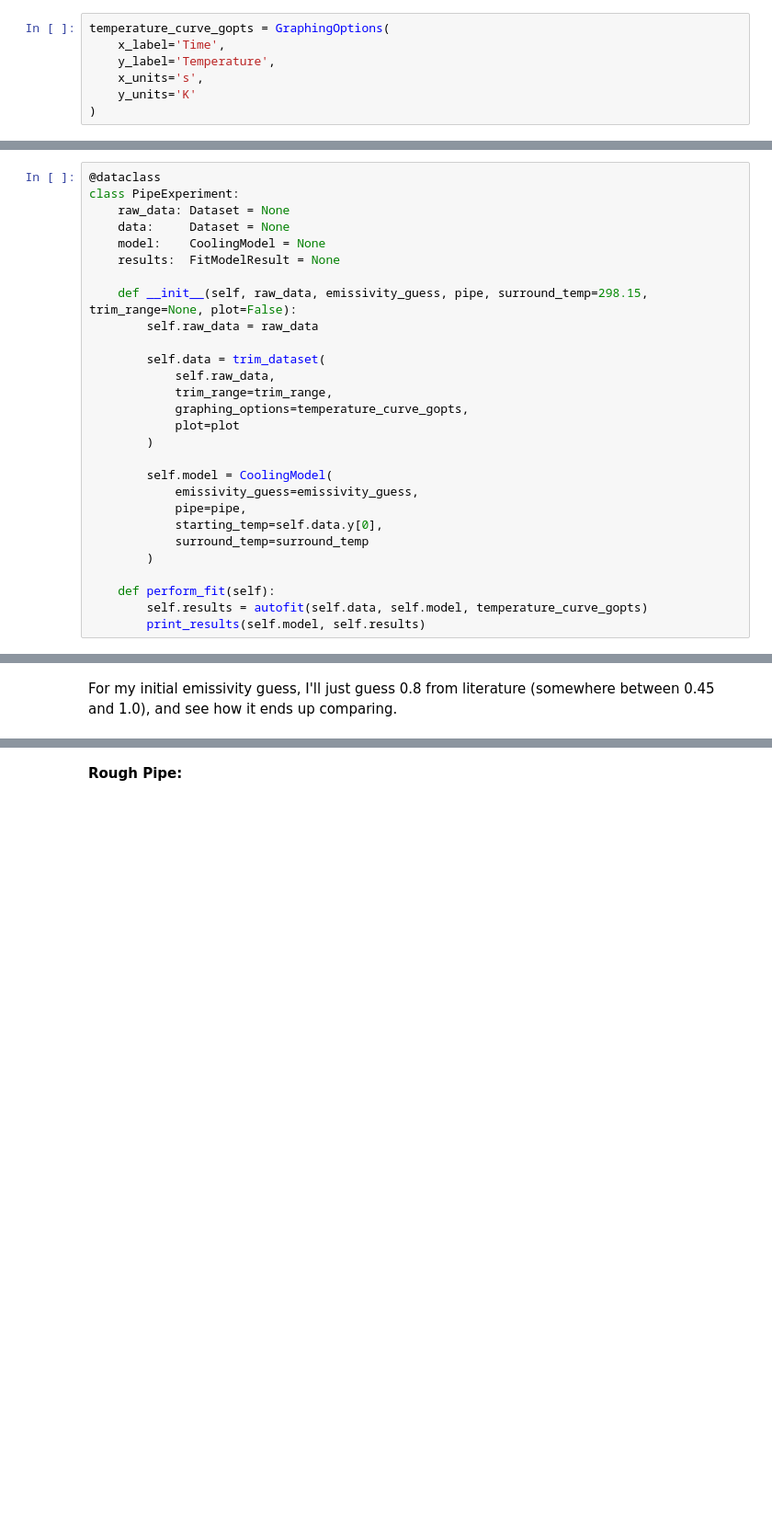
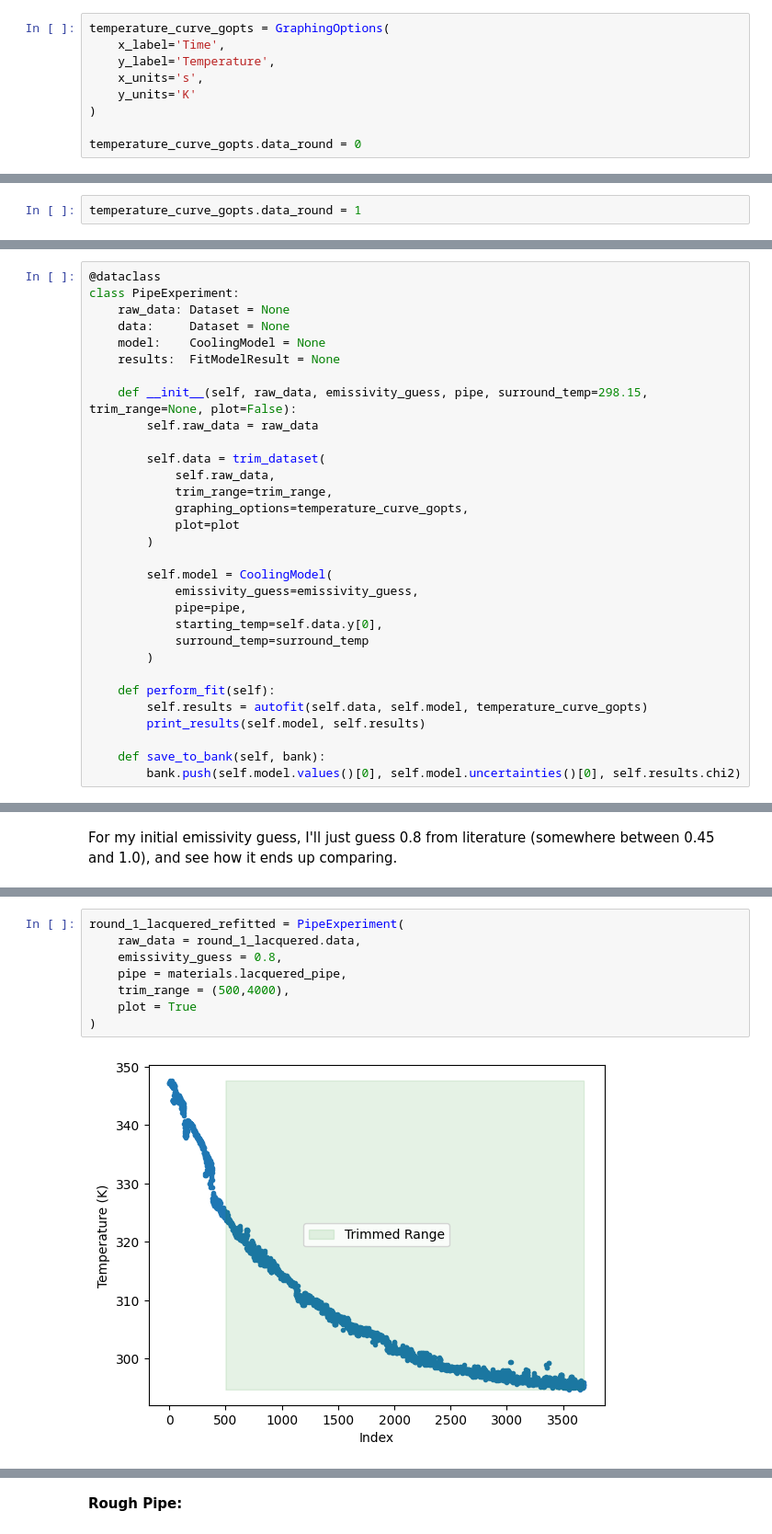
Before and after one commit to mufaro3/physics-229, a Jupyter notebook: Experiment 1 - Cooling.ipynb, the cells around one changed output, grey strips where cells are left out. Shown at 92% size. Cells and saved outputs as stored; diff of their text form; blank space fills up the shorter version.

```diff
--- a/Experiment 1 - Cooling.ipynb
+++ b/Experiment 1 - Cooling.ipynb
@@ -403,6 +403,8 @@ temperature_curve_gopts = GraphingOptions(
     x_units='s',
     y_units='K'
 )
+
+temperature_curve_gopts.data_round = 0
 # %%
 plot_dataset(test_1_data, temperature_curve_gopts)
 # %% [output]
@@ -762,6 +761,8 @@ plot_max6675_datasets(example_cooling_data)
 The goal of today's lab session is to obtain a first official dataset for parallelized measurements across the three pipes. The plan is to put all three pipes into the heat bath simultaneously for the same length of time then measure all of them in parallel over the full cooling curve back down to lab temperature (or just above at about 30 degrees Celsius). The hope in doing so is twofold: we want to be able to validate our experimental workflow (meaning ensuring that this data collection process is quantitatively reliable by checking the uncertainties in our measurements) and furthermore, we want to qualitatively analyze the emissivity relationships between the pipes based on the parallel curves we obtain from the measurements and discuss this in relation with our expected relationship between their emissivities (and we can explore a quantitative solution for this relationship later on using the differential equation solver).
 # %% [markdown]
 ### Data Collection, Round 1
+# %%
+temperature_curve_gopts.data_round = 1
 # %% [markdown]
 We're going to perform a first-round data collection. We've opted to put the rods into the heat bath for 25 minutes at the same time, as measured by a timer, and then we'll take them out and begin parallel temperature measurement on all three using the TCAT. We expect this measurement time to take roughly an hour and a half in total, or about half of the lab time.
 # %% [markdown]
@@ -837,3 +838,6 @@ class PipeExperiment:
     def perform_fit(self):
         self.results = autofit(self.data, self.model, temperature_curve_gopts)
         print_results(self.model, self.results)
+
+    def save_to_bank(self, bank):
+        bank.push(self.model.values()[0], self.model.uncertainties()[0], self.results.chi2)
@@ -880,0 +983,10 @@ display(round_1_lacquered.results.autofit_residuals_graph)
+# %%
+round_1_lacquered_refitted = PipeExperiment(
+    raw_data = round_1_lacquered.data,
+    emissivity_guess = 0.8,
+    pipe = materials.lacquered_pipe,
+    trim_range = (500,4000),
+    plot = True
+)
+# %% [output]
+[figure, added]
```
Also changed, not shown: parts of 60 cells of this notebook, 19 other files.
